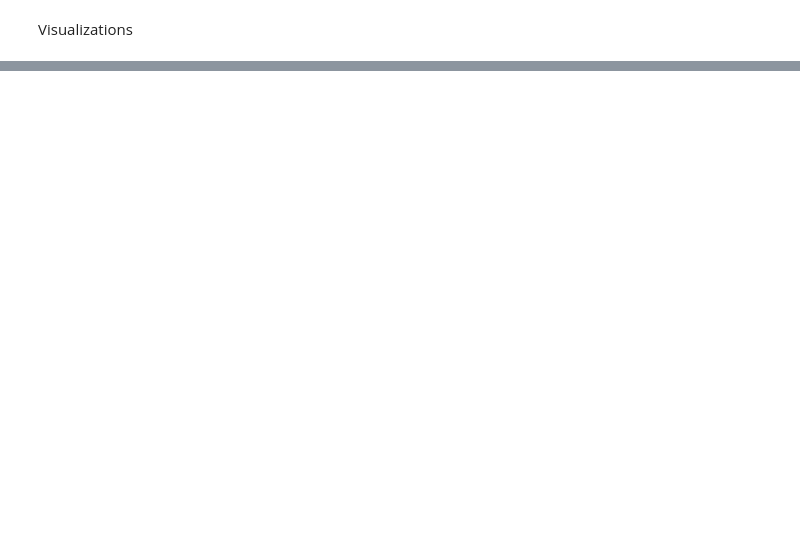
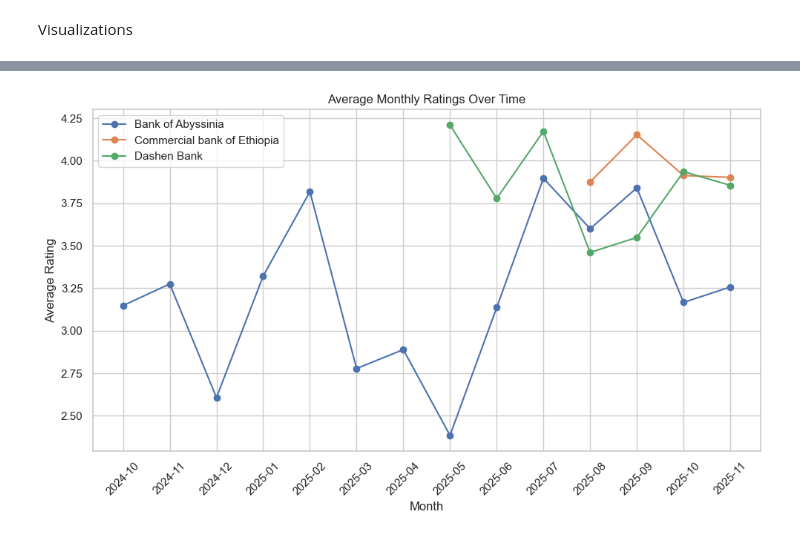
Before and after one commit to DiboraEyasu/Customer-Experience-Analysis-for-Fintech-Apps, a Jupyter notebook: scripts/preprocessing.ipynb, the cells around one changed output, grey strips where cells are left out. Cells and saved outputs as stored; diff of their text form; code cells hidden in the pictures; blank space fills up the shorter version.

```diff
--- a/scripts/preprocessing.ipynb
+++ b/scripts/preprocessing.ipynb
@@ -167,0 +176,17 @@ plt.show()
+# %%
+plt.figure(figsize=(10, 6))
+for bank in df['bank_name'].unique():
+    bank_data = df[df['bank_name'] == bank]
+    # Resample by month and calculate average rating
+    monthly_avg = bank_data.groupby(pd.to_datetime(bank_data['review_date']).dt.to_period('M'))['rating'].mean()
+    plt.plot(monthly_avg.index.astype(str), monthly_avg.values, label=bank, marker='o')
+
+plt.title('Average Monthly Ratings Over Time')
+plt.xlabel('Month')
+plt.ylabel('Average Rating')
+plt.legend()
+plt.xticks(rotation=45)
+plt.tight_layout()
+plt.show()
+# %% [output]
+[figure, added]
```
Also changed, not shown: parts of 5 cells of this notebook, 1 other file.
